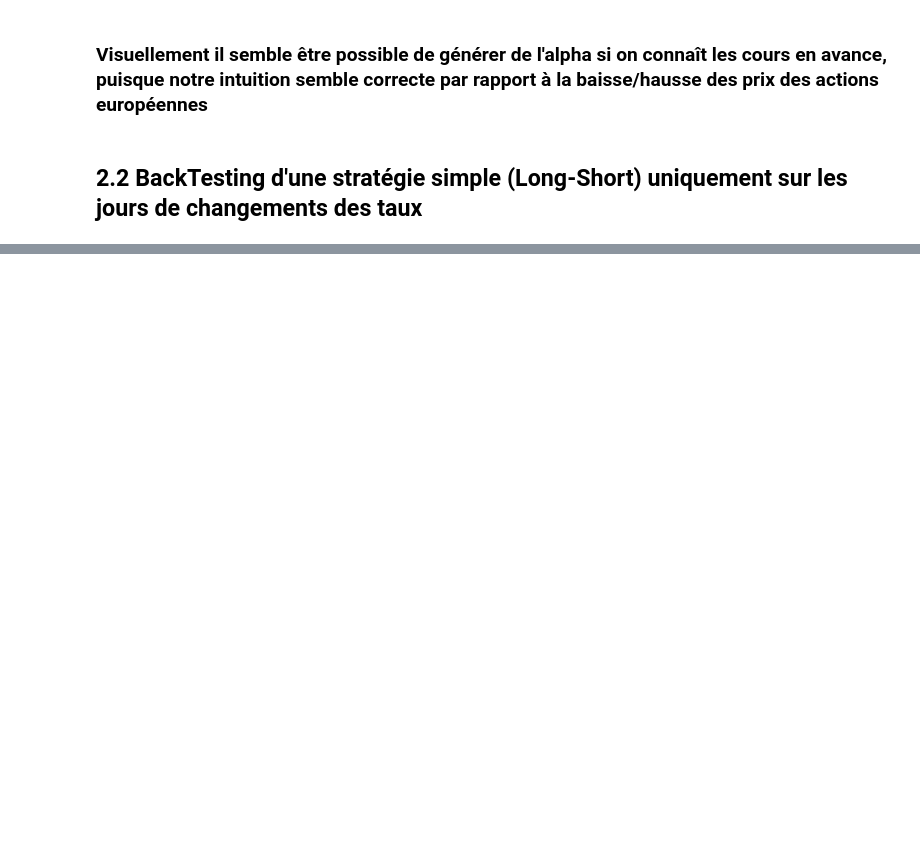
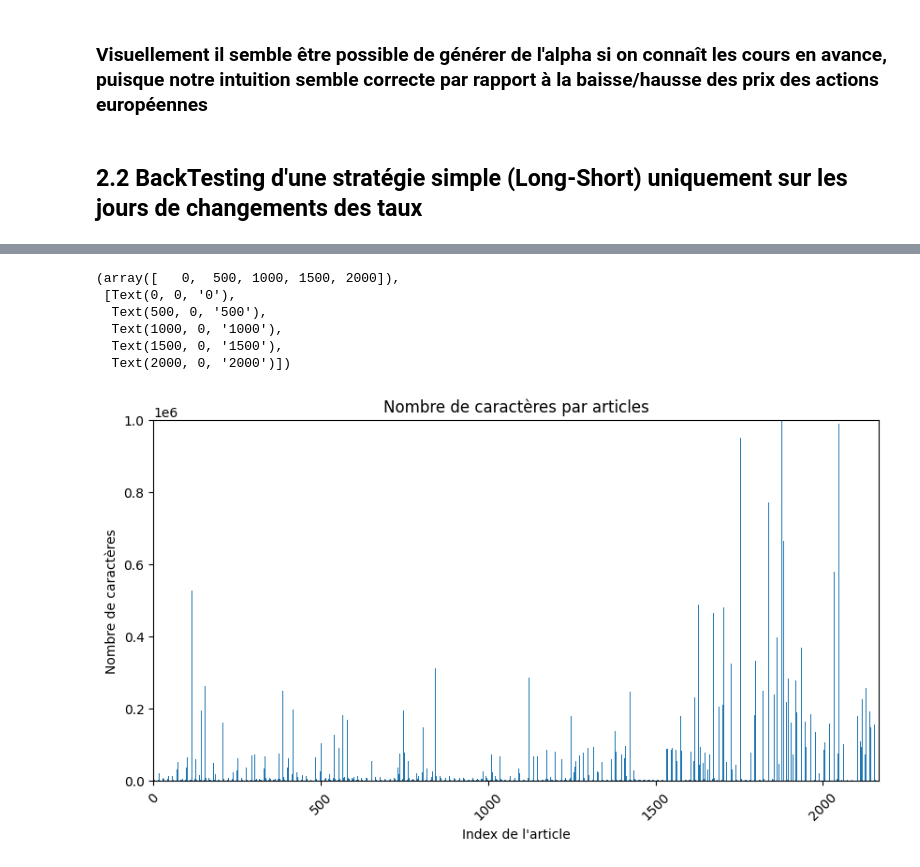
Before and after one commit to QMoayedpour/ML_fin_project, a Jupyter notebook: notebook_strategie.ipynb, the cells around one changed output, grey strips where cells are left out. Saved outputs shown, nothing was run; the diff lists cells and outputs as text; code cells hidden in the pictures; blank space fills up the shorter version.

```diff
--- a/notebook_strategie.ipynb
+++ b/notebook_strategie.ipynb
@@ -135,0 +143,2 @@ fig.tight_layout()
+# %%
+ecb_press = pd.read_parquet('data/ecb_press.parquet')
@@ -135,0 +147,17 @@ fig.tight_layout()
+# %%
+ecb_press['content'].str.len().plot(kind='bar',
+                                    xticks=np.arange(0, ecb_press.shape[0],500),
+                                    title="Nombre de caractères par articles",
+                                    ylim=(0, 1e6),
+                                    figsize=(10,5),
+                                    xlabel="Index de l'article", ylabel='Nombre de caractères')
+
+plt.xticks(rotation=45)
+# %% [output]
+(array([   0,  500, 1000, 1500, 2000]),
+ [Text(0, 0, '0'),
+  Text(500, 0, '500'),
+  Text(1000, 0, '1000'),
+  Text(1500, 0, '1500'),
+  Text(2000, 0, '2000')])
+[figure, added]
```
Also changed, not shown: parts of 24 cells of this notebook, 3 other files.
